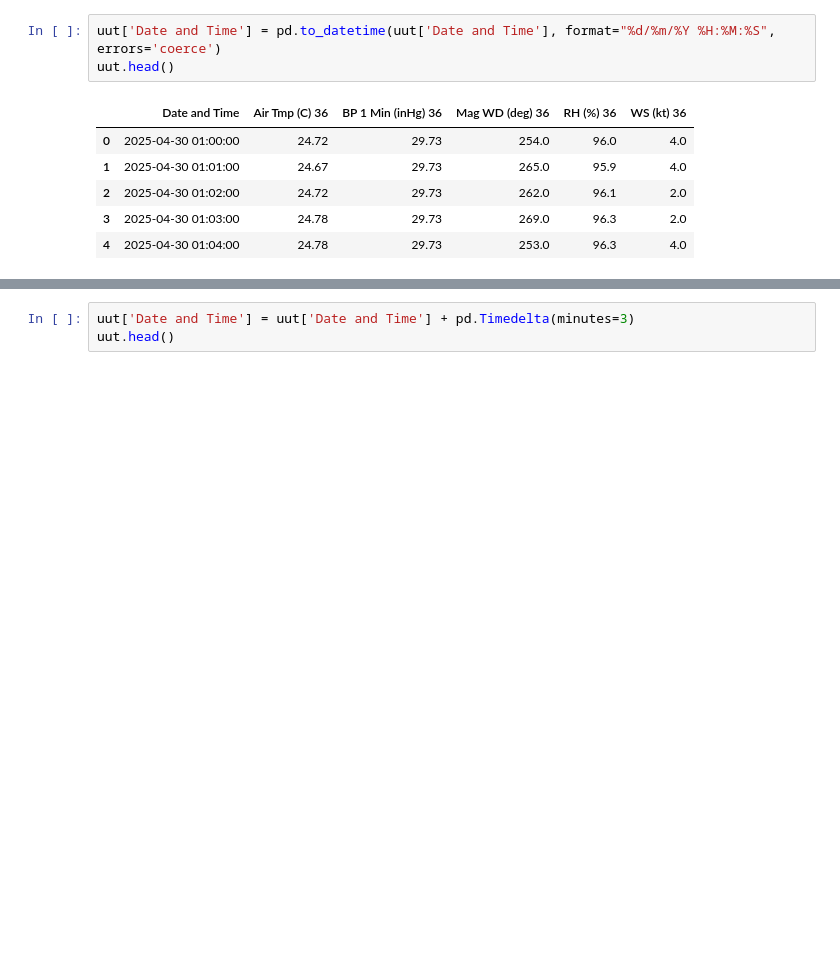
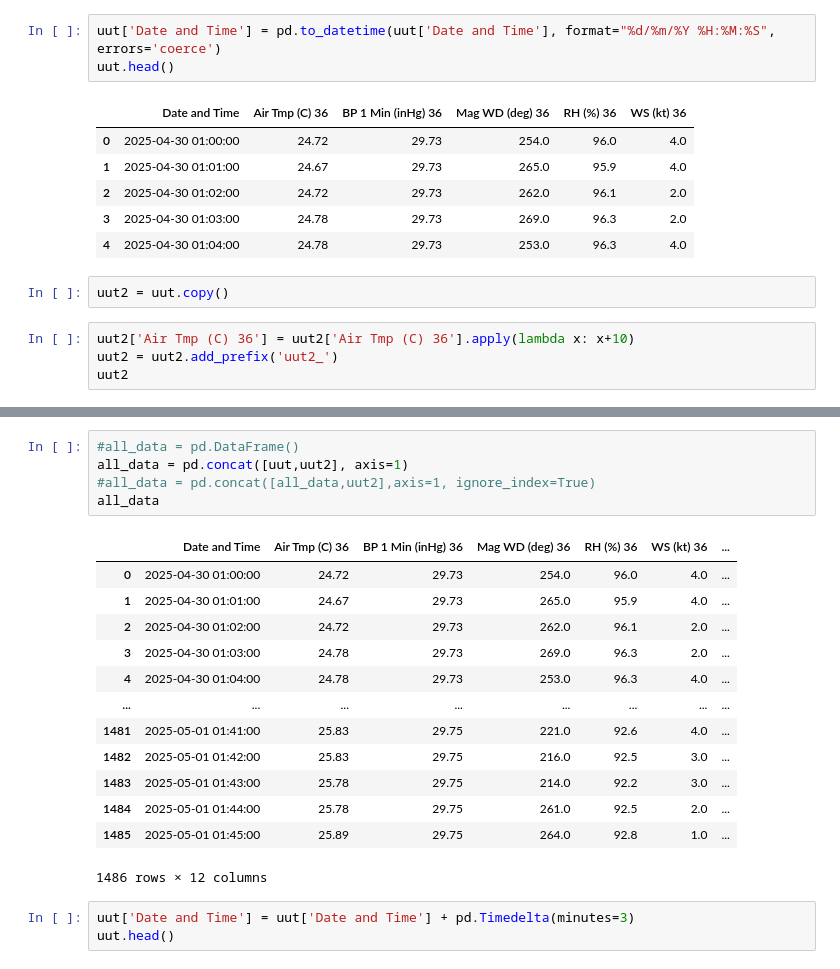
Before and after one commit to HandiSutriyan/CompareDataLapang, a Jupyter notebook: analisis.ipynb, the cells around one changed output, grey strips where cells are left out. Saved outputs shown, nothing was run; the diff lists cells and outputs as text; blank space fills up the shorter version.

```diff
--- a/analisis.ipynb
+++ b/analisis.ipynb
@@ -679,3 +678,9 @@ uut.head()
 | 2 | 2025-04-30 01:02:00 | 24.72 | 29.73 | 262.0 | 96.1 | 2.0 |
 | 3 | 2025-04-30 01:03:00 | 24.78 | 29.73 | 269.0 | 96.3 | 2.0 |
 | 4 | 2025-04-30 01:04:00 | 24.78 | 29.73 | 253.0 | 96.3 | 4.0 |
+# %%
+uut2 = uut.copy()
+# %%
+uut2['Air Tmp (C) 36'] = uut2['Air Tmp (C) 36'].apply(lambda x: x+10)
+uut2 = uut2.add_prefix('uut2_')
+uut2
@@ -682,3 +733,22 @@ uut.head()
+# %%
+#all_data = pd.DataFrame()
+all_data = pd.concat([uut,uut2], axis=1)
+#all_data = pd.concat([all_data,uut2],axis=1, ignore_index=True)
+all_data
+# %% [output]
+|  | Date and Time | Air Tmp (C) 36 | BP 1 Min (inHg) 36 | Mag WD (deg) 36 | RH (%) 36 | WS (kt) 36 | ... |
+| 0 | 2025-04-30 01:00:00 | 24.72 | 29.73 | 254.0 | 96.0 | 4.0 | ... |
+| 1 | 2025-04-30 01:01:00 | 24.67 | 29.73 | 265.0 | 95.9 | 4.0 | ... |
+| 2 | 2025-04-30 01:02:00 | 24.72 | 29.73 | 262.0 | 96.1 | 2.0 | ... |
+| 3 | 2025-04-30 01:03:00 | 24.78 | 29.73 | 269.0 | 96.3 | 2.0 | ... |
+| 4 | 2025-04-30 01:04:00 | 24.78 | 29.73 | 253.0 | 96.3 | 4.0 | ... |
+| ... | ... | ... | ... | ... | ... | ... | ... |
+| 1481 | 2025-05-01 01:41:00 | 25.83 | 29.75 | 221.0 | 92.6 | 4.0 | ... |
+| 1482 | 2025-05-01 01:42:00 | 25.83 | 29.75 | 216.0 | 92.5 | 3.0 | ... |
+| 1483 | 2025-05-01 01:43:00 | 25.78 | 29.75 | 214.0 | 92.2 | 3.0 | ... |
+| 1484 | 2025-05-01 01:44:00 | 25.78 | 29.75 | 261.0 | 92.5 | 2.0 | ... |
+| 1485 | 2025-05-01 01:45:00 | 25.89 | 29.75 | 264.0 | 92.8 | 1.0 | ... |
+1486 rows × 12 columns
 # %%
 uut['Date and Time'] = uut['Date and Time'] + pd.Timedelta(minutes=3)
 uut.head()
```
Also changed, not shown: parts of 5 cells of this notebook, 1 other file.
